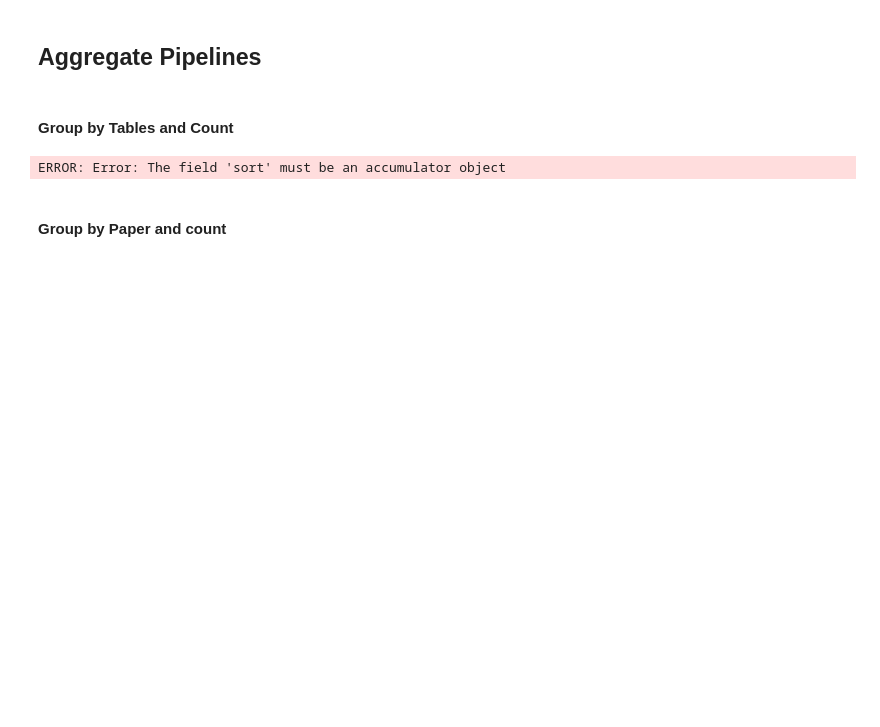
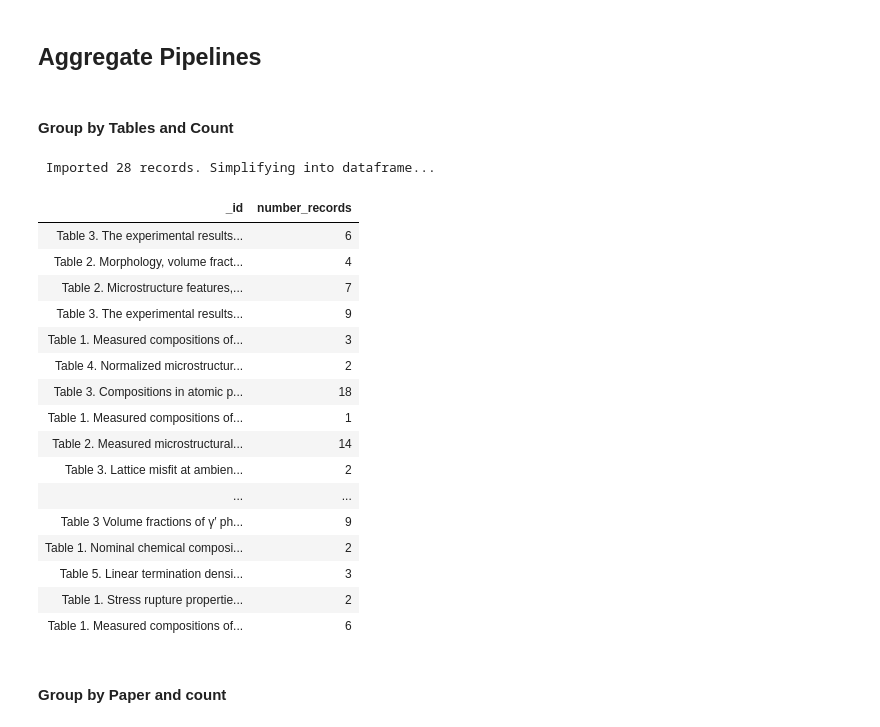
Before and after one commit to Jay055/ML_DeepLearning, a Jupyter notebook: DatabaseManipulation.ipynb, the cells around one changed output. Drawn from its saved outputs; the diff is of its cells as text; code cells hidden in the pictures; blank space fills up the shorter version.

```diff
--- a/DatabaseManipulation.ipynb
+++ b/DatabaseManipulation.ipynb
@@ -276,12 +276,29 @@ Ni$find('{ "Source" : { "$regex" : "Murakumo", "$options" : "i" }  }')
 # %%
  Ni$aggregate('[{ "$group" :
                       { "_id" : "$Table",
-                        "number_records" : { "$sum" : 1},
-                        "sort": {"number_records":1}
+                        "number_records" : { "$sum" : 1}
+
                       }
                   }]')
 # %% [output]
-ERROR: Error: The field 'sort' must be an accumulator object
+ Imported 28 records. Simplifying into dataframe...
+| _id | number_records |
+| Table 3. The experimental results... | 6 |
+| Table 2. Morphology, volume fract... | 4 |
+| Table 2. Microstructure features,... | 7 |
+| Table 3. The experimental results... | 9 |
+| Table 1. Measured compositions of... | 3 |
+| Table 4. Normalized microstructur... | 2 |
+| Table 3. Compositions in atomic p... | 18 |
+| Table 1. Measured compositions of... | 1 |
+| Table 2. Measured microstructural... | 14 |
+| Table 3. Lattice misfit at ambien... | 2 |
+| ... | ... |
+| Table 3 Volume fractions of γ′ ph... | 9 |
+| Table 1. Nominal chemical composi... | 2 |
+| Table 5. Linear termination densi... | 3 |
+| Table 1. Stress rupture propertie... | 2 |
+| Table 1. Measured compositions of... | 6 |
 # %% [markdown]
 #### Group by Paper and count
 # %%
```
Also changed, not shown: parts of 1 cell of this notebook.
